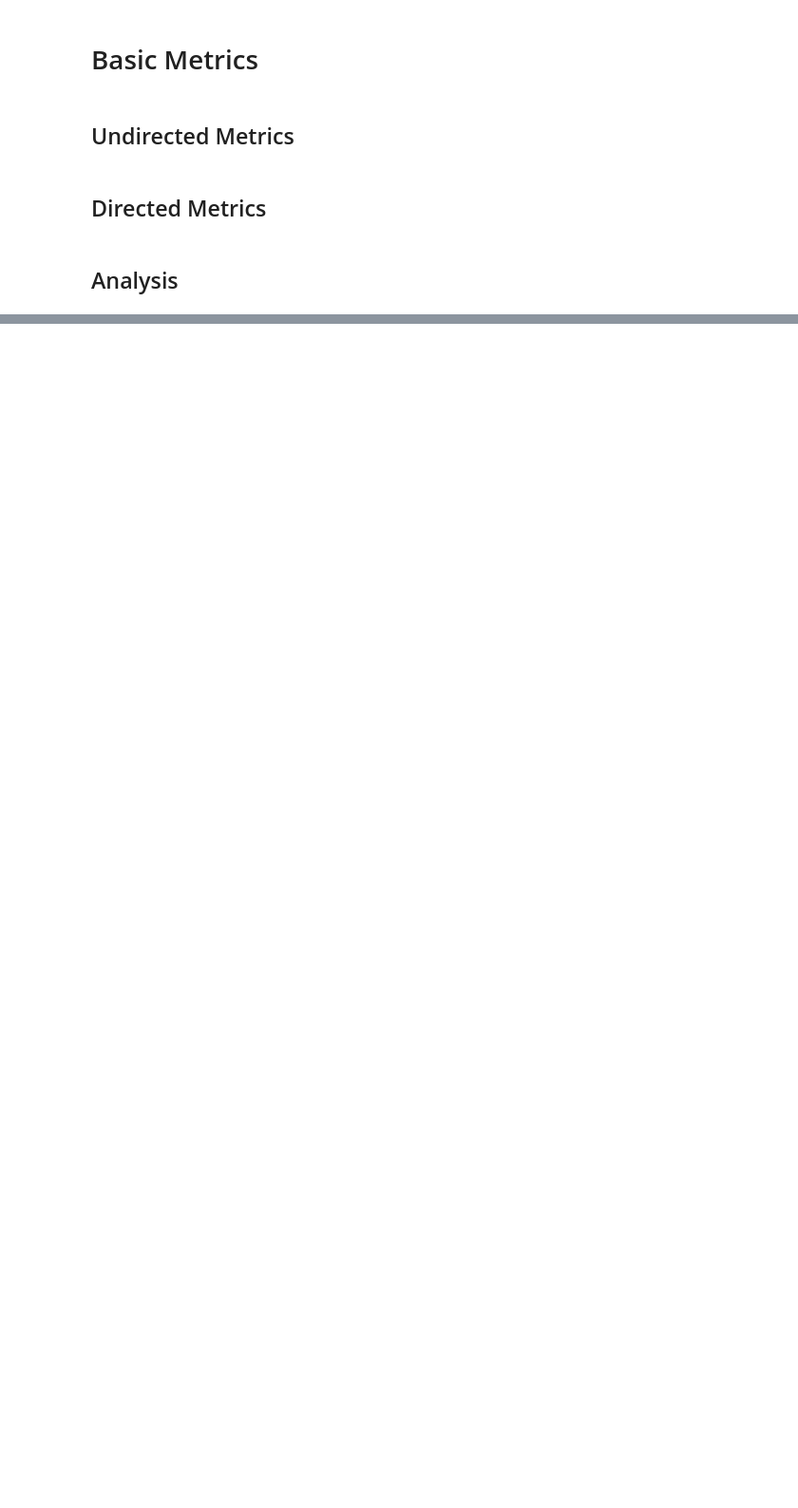
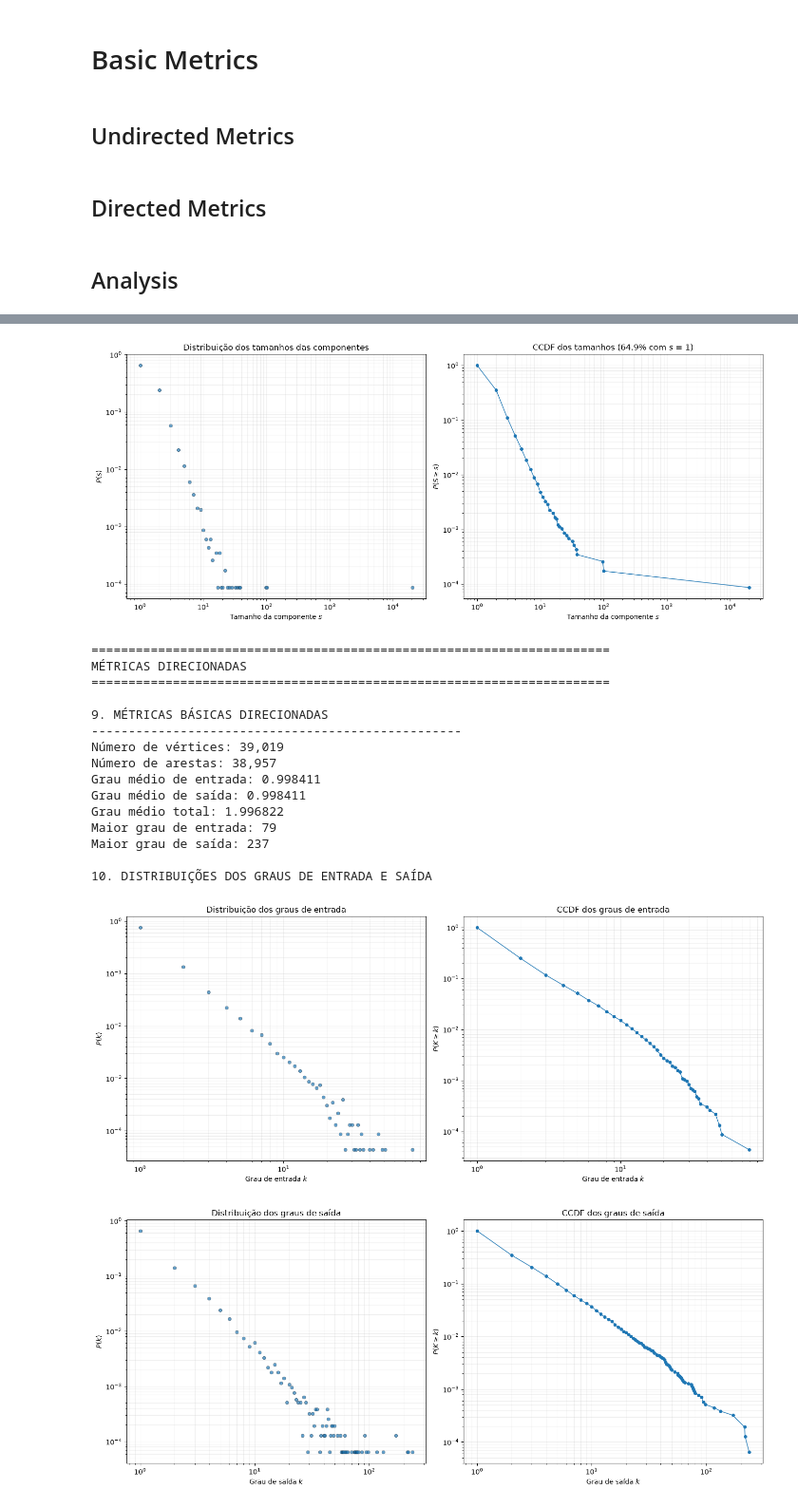
Before and after one commit to CarlosTrindade1/complex-networks-project, a Jupyter notebook: main.ipynb, the cells around one changed output, grey strips where cells are left out. Shown at 95% size. Saved outputs shown, nothing was run; the diff lists cells and outputs as text; code cells hidden in the pictures; blank space fills up the shorter version.

Commit message:
fix: corrigindo as métricas canônicas

```diff
--- a/main.ipynb
+++ b/main.ipynb
@@ -1352,7 +1363,13 @@ def analyze_network(G):
         "directed": directed,
     }
 
-    # return results
+    return results
 # %%
-analyze_network(G)
+G_analysis = G.copy()
+G_analysis.remove_edges_from(
+    nx.selfloop_edges(G_analysis)
+)
+
+print(f"Arestas originais: {G.number_of_edges():,}")
+print(f"Arestas para análise: {G_analysis.number_of_edges():,}")
 # %% [output]
@@ -1446,0 +1378,3 @@ Diâmetro direcionado: 41
+# %%
+results = analyze_network(G_analysis)
+# %% [output]
@@ -1446,0 +1422,18 @@ Diâmetro direcionado: 41
+[figure, added]
+======================================================================
+MÉTRICAS DIRECIONADAS
+======================================================================
+
+9. MÉTRICAS BÁSICAS DIRECIONADAS
+--------------------------------------------------
+Número de vértices: 39,019
+Número de arestas: 38,957
+Grau médio de entrada: 0.998411
+Grau médio de saída: 0.998411
+Grau médio total: 1.996822
+Maior grau de entrada: 79
+Maior grau de saída: 237
+
+10. DISTRIBUIÇÕES DOS GRAUS DE ENTRADA E SAÍDA
+[figure, added]
+[figure, added]
```
Also changed, not shown: parts of 9 cells of this notebook, 2 other files.
